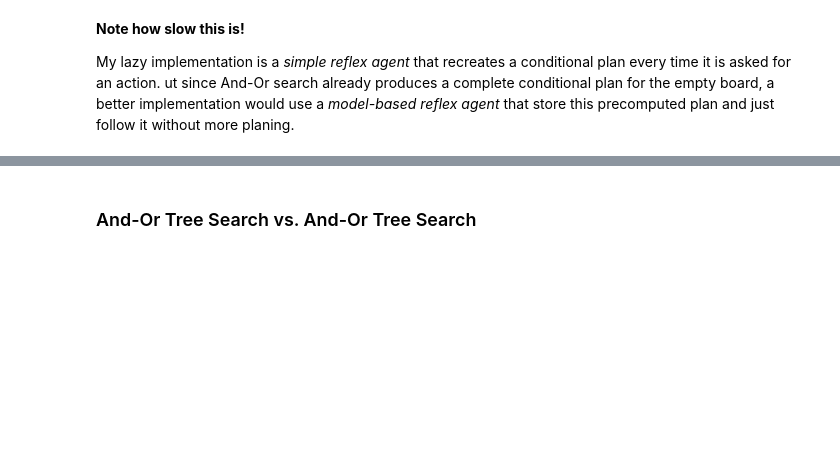
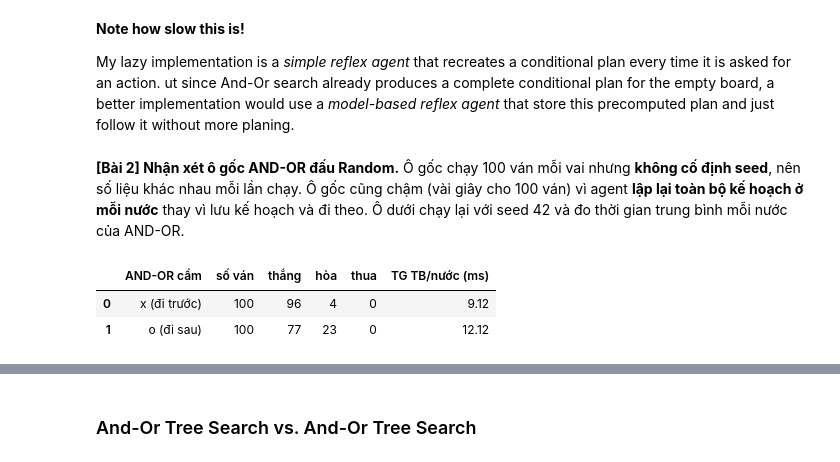
Before and after one commit to 10tothepowerof6/AdvancedAI-Repo, a Jupyter notebook: lab05_game_HuynhTanPhiHung_3124720026_DoXuanTrieu_3124720072_LeTanPhat_3124720050_LeNgocPhuc_3124720053/lab05 - game/tictactoe_and_or_tree_search.ipynb, the cells around one changed output, grey strips where cells are left out. Saved outputs shown, nothing was run; the diff lists cells and outputs as text; code cells hidden in the pictures; blank space fills up the shorter version.

```diff
--- a/lab05_game_HuynhTanPhiHung_3124720026_DoXuanTrieu_3124720072_LeTanPhat_3124720050_LeNgocPhuc_3124720053/lab05 - game/tictactoe_and_or_tree_search.ipynb
+++ b/lab05_game_HuynhTanPhiHung_3124720026_DoXuanTrieu_3124720072_LeTanPhat_3124720050_LeNgocPhuc_3124720053/lab05 - game/tictactoe_and_or_tree_search.ipynb
@@ -392,3 +496,35 @@ Wall time: 4.62 s
 **Note how slow this is!**
 
 My lazy implementation is a _simple reflex agent_ that recreates a conditional plan every time it is asked for an action. ut since And-Or search already produces a complete conditional plan for the empty board, a better implementation would use a _model-based reflex agent_ that store this precomputed plan and just follow it without more planing.
+# %% [markdown]
+**[Bài 2] Nhận xét ô gốc AND-OR đấu Random.** Ô gốc chạy 100 ván mỗi vai nhưng **không cố định seed**, nên số liệu khác nhau
+mỗi lần chạy. Ô gốc cũng chậm (vài giây cho 100 ván) vì agent **lập lại toàn bộ kế hoạch ở mỗi nước** thay vì lưu kế hoạch và
+đi theo. Ô dưới chạy lại với seed 42 và đo thời gian trung bình mỗi nước của AND-OR.
+# %%
+# [Bài 2] AND-OR đấu Random 100 ván (seed 42) ở cả hai vai, có thời gian trung bình mỗi nước của AND-OR.
+def measured(agent, times):
+    """Bọc agent để đo thời gian từng nước đi."""
+    def wrapped(board, player='x'):
+        start = time.perf_counter()
+        move = agent(board, player)
+        times.append(time.perf_counter() - start)
+        return move
+    return wrapped
+
+DEBUG = 0
+rows = []
+for role in ('x', 'o'):
+    np.random.seed(42)
+    times = []
+    agent = measured(and_or_player, times)
+    res = play(agent, random_player, N=100) if role == 'x' else play(random_player, agent, N=100)
+    other_role = 'o' if role == 'x' else 'x'
+    rows.append({'AND-OR cầm': role + (' (đi trước)' if role == 'x' else ' (đi sau)'), 'số ván': 100,
+                 'thắng': res[role], 'hòa': res['d'], 'thua': res[other_role],
+                 'TG TB/nước (ms)': round(1000 * float(np.mean(times)), 2)})
+and_or_vs_random = pd.DataFrame(rows)
+and_or_vs_random
+# %% [output]
+|  | AND-OR cầm | số ván | thắng | hòa | thua | TG TB/nước (ms) |
+| 0 | x (đi trước) | 100 | 96 | 4 | 0 | 9.12 |
+| 1 | o (đi sau) | 100 | 77 | 23 | 0 | 12.12 |
```
Also changed, not shown: parts of 22 cells of this notebook.
